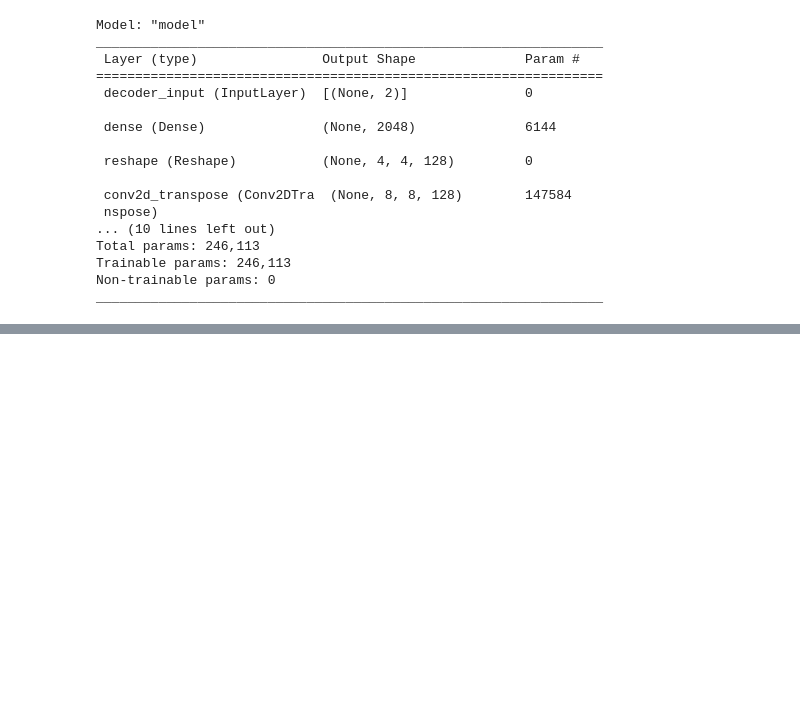
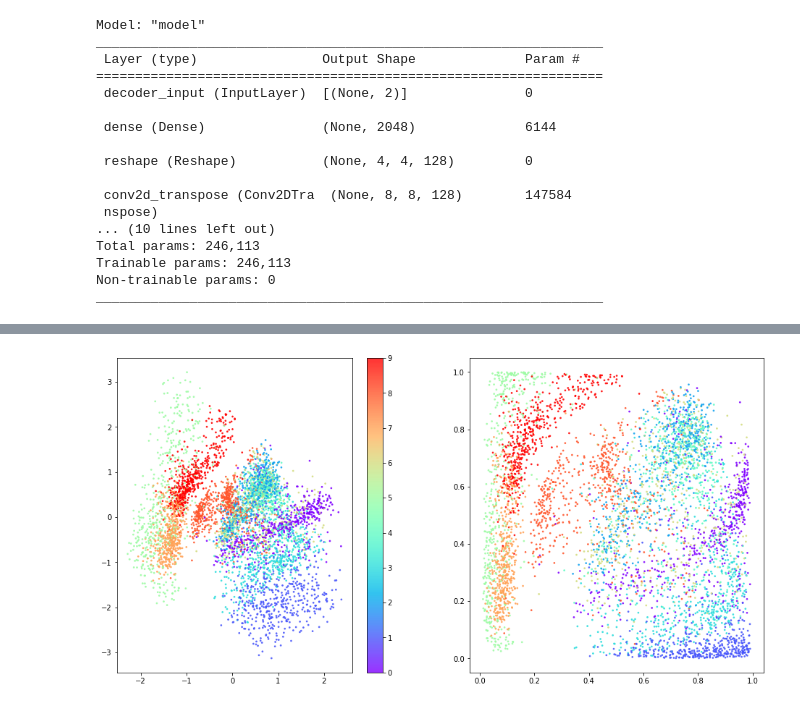
Before and after one commit to Kaustuv-Karki/GANs, a Jupyter notebook: AutoEncoders/variationalAutoEncoder.ipynb, the cells around one changed output, grey strips where cells are left out. Saved outputs shown, nothing was run; the diff lists cells and outputs as text; code cells hidden in the pictures; blank space fills up the shorter version.

```diff
--- a/AutoEncoders/variationalAutoEncoder.ipynb
+++ b/AutoEncoders/variationalAutoEncoder.ipynb
@@ -283,0 +336,16 @@ plt.show()
+# %%
+# Colour the embeddings by their label (clothing type - see table)
+figsize = 8
+fig = plt.figure(figsize=(figsize * 2, figsize))
+ax = fig.add_subplot(1, 2, 1)
+plot_1 = ax.scatter(
+    z[:, 0], z[:, 1], cmap="rainbow", c=example_labels, alpha=0.8, s=3
+)
+plt.colorbar(plot_1)
+ax = fig.add_subplot(1, 2, 2)
+plot_2 = ax.scatter(
+    p[:, 0], p[:, 1], cmap="rainbow", c=example_labels, alpha=0.8, s=3
+)
+plt.show()
+# %% [output]
+[figure, added]
```
Also changed, not shown: parts of 10 cells of this notebook.
